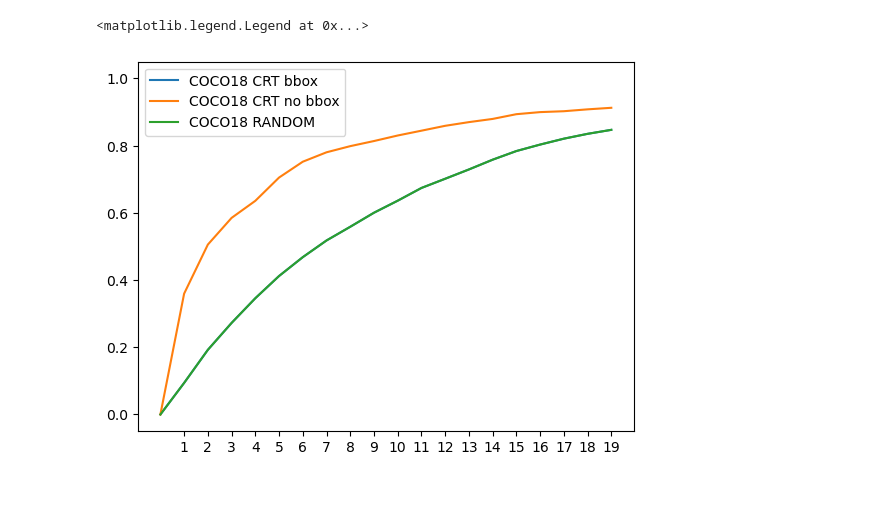
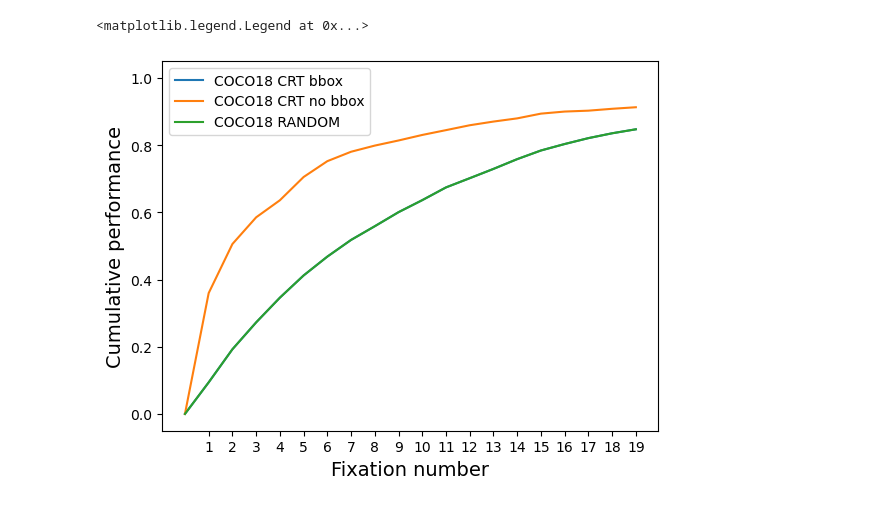
Before and after one commit to tuanisworkingonsomeprojects/TCT-visual-search, a Jupyter notebook: TCT notebooks/[Result].ipynb, the cells around one changed output. Saved outputs shown, nothing was run; the diff lists cells and outputs as text; code cells hidden in the pictures.

```diff
--- a/TCT notebooks/[Result].ipynb
+++ b/TCT notebooks/[Result].ipynb
@@ -47,14 +47,18 @@ with open(natural_result_RANDOM, 'rb') as file:
 # %%
 plt.xticks(range(1, 21))
 plt.ylim([-0.05, 1.05])
 
 plt.plot(results['COCO18_bbox']['TCT'],    label='COCO18 CRT bbox')
 plt.plot(results['COCO18_no_bbox']['TCT'], label='COCO18 CRT no bbox')
 plt.plot(results['COCO18_RANDOM']['TCT'],  label='COCO18 RANDOM')
+
+plt.xlabel('Fixation number', fontsize=14)
+plt.ylabel('Cumulative performance', fontsize=14)
+
 plt.legend()
 # %% [output]
 <matplotlib.legend.Legend at 0x...>
-[figure, old version]
+[figure, new version]
 # %%
 plt.xticks(range(1, 21))
 plt.ylim([-0.05, 1.05])
```
Also changed, not shown: parts of 2 cells of this notebook, 2 other files.
